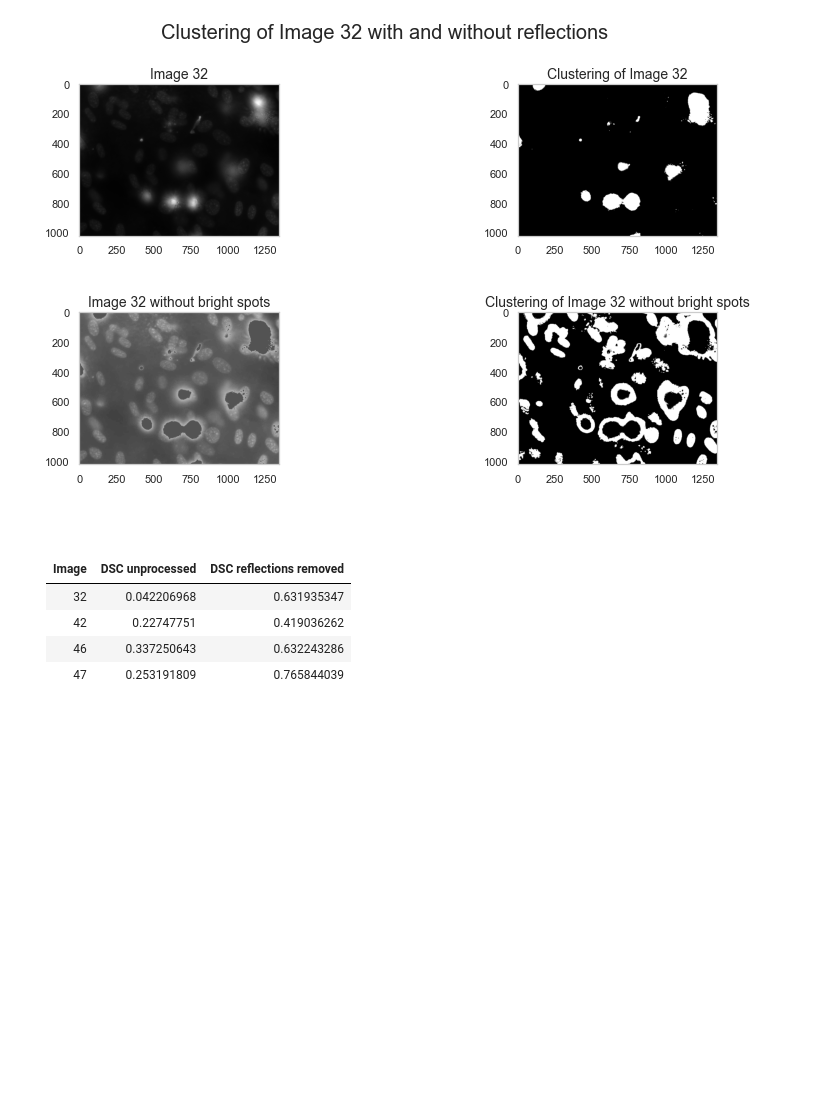
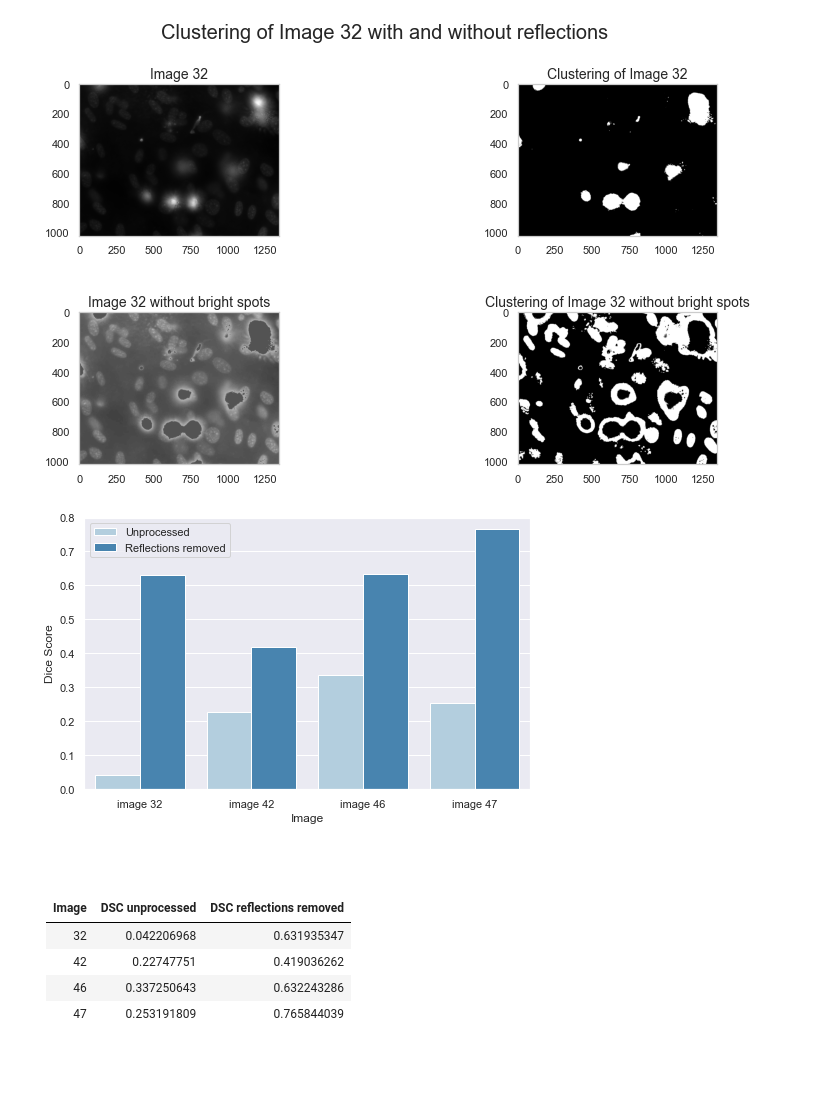
Before and after one commit to datascience-mobi-2022/2022-topic-01-team-05, a Jupyter notebook: cell_clustering/report.ipynb, the cells around one changed output. Cells and saved outputs as stored; diff of their text form; code cells hidden in the pictures; blank space fills up the shorter version.

Commit message:
barplot reflections added

```diff
--- a/cell_clustering/report.ipynb
+++ b/cell_clustering/report.ipynb
@@ -299,6 +299,10 @@ The removal of bright spots using the aforementioned method improved the dice sc
 vs.load_reflections()
 # %% [output]
 [figure]
+# %%
+vs.barplot_reflections()
+# %% [output]
+[figure, added]
 # %% [markdown]
 <br>
 <br>
```
